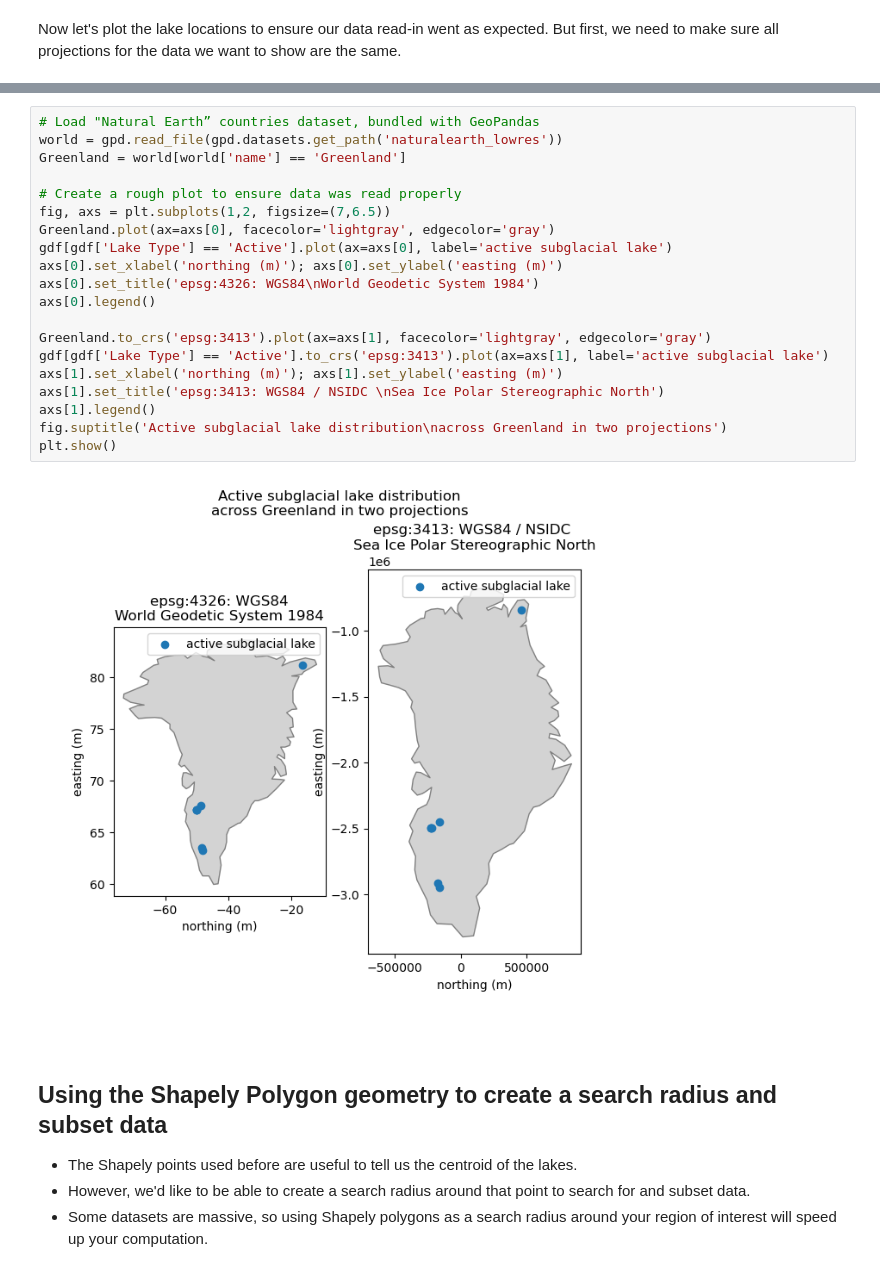
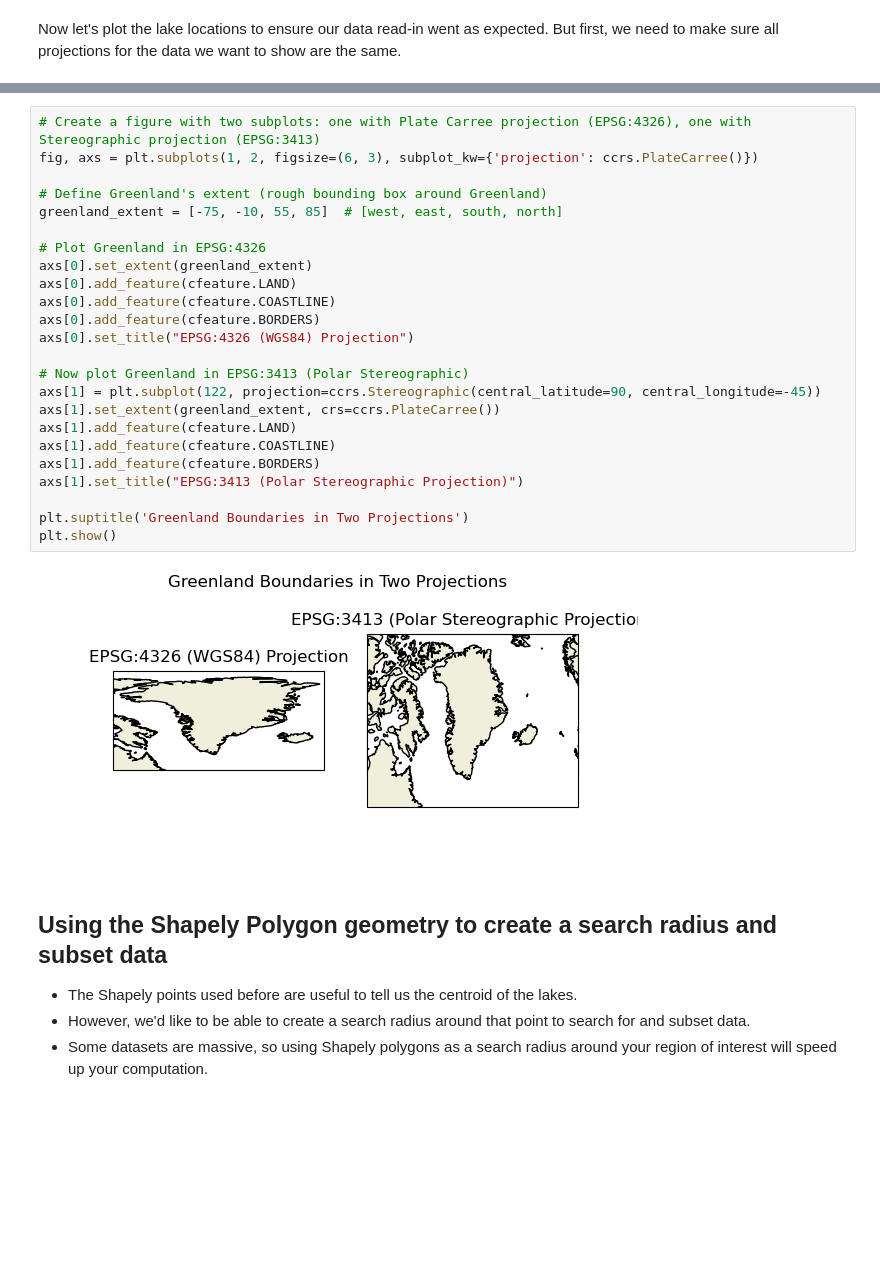
Before and after one commit to CryoInTheCloud/CryoCloudWebsite, a Jupyter notebook: book/tutorials/IS2_ATL15_surface_height_anomalies/IS2_ATL15_surface_height_anomalies.ipynb, the cells around one changed output, grey strips where cells are left out. Cells and saved outputs as stored; diff of their text form; blank space fills up the shorter version.

```diff
--- a/book/tutorials/IS2_ATL15_surface_height_anomalies/IS2_ATL15_surface_height_anomalies.ipynb
+++ b/book/tutorials/IS2_ATL15_surface_height_anomalies/IS2_ATL15_surface_height_anomalies.ipynb
@@ -224,28 +213,32 @@ Now let's plot the lake locations to ensure our data read-in went as expected. B
 - There are numerous formats that are used to document a CRS. Three common formats include: proj.4, EPSG, and Well-known Text (WKT) formats.
 - Useful websites to look up CRS strings are [spatialreference.org](Spatialreference.org) and [espg.io](https://epsg.io/). You can use the search on these sites to find an EPSG code.
 - Often you have data in one format or projection (CRS) and you need to transform it to a more regionally accurate CRS or match it to another datasets' CRS to plot them together. Let’s transform our geopandas data to the NSIDC Sea Ice North Polar Stereographic projection (epsg:3413) easily visualize our lakes on a projection that minimizes distortion of our area of interest (Greenland).
-# %%
-# Load "Natural Earth” countries dataset, bundled with GeoPandas
-world = gpd.read_file(gpd.datasets.get_path('naturalearth_lowres'))
-Greenland = world[world['name'] == 'Greenland']
-
-# Create a rough plot to ensure data was read properly
-fig, axs = plt.subplots(1,2, figsize=(7,6.5))
-Greenland.plot(ax=axs[0], facecolor='lightgray', edgecolor='gray')
-gdf[gdf['Lake Type'] == 'Active'].plot(ax=axs[0], label='active subglacial lake')
-axs[0].set_xlabel('northing (m)'); axs[0].set_ylabel('easting (m)')
-axs[0].set_title('epsg:4326: WGS84\nWorld Geodetic System 1984')
-axs[0].legend()
-
-Greenland.to_crs('epsg:3413').plot(ax=axs[1], facecolor='lightgray', edgecolor='gray')
-gdf[gdf['Lake Type'] == 'Active'].to_crs('epsg:3413').plot(ax=axs[1], label='active subglacial lake')
-axs[1].set_xlabel('northing (m)'); axs[1].set_ylabel('easting (m)')
-axs[1].set_title('epsg:3413: WGS84 / NSIDC \nSea Ice Polar Stereographic North')
-axs[1].legend()
-fig.suptitle('Active subglacial lake distribution\nacross Greenland in two projections')
-plt.show()
-# %% [output]
-[figure, removed]
+# %%
+# Create a figure with two subplots: one with Plate Carree projection (EPSG:4326), one with Stereographic projection (EPSG:3413)
+fig, axs = plt.subplots(1, 2, figsize=(6, 3), subplot_kw={'projection': ccrs.PlateCarree()})
+
+# Define Greenland's extent (rough bounding box around Greenland)
+greenland_extent = [-75, -10, 55, 85]  # [west, east, south, north]
+
+# Plot Greenland in EPSG:4326
+axs[0].set_extent(greenland_extent)
+axs[0].add_feature(cfeature.LAND)
+axs[0].add_feature(cfeature.COASTLINE)
+axs[0].add_feature(cfeature.BORDERS)
+axs[0].set_title("EPSG:4326 (WGS84) Projection")
+
+# Now plot Greenland in EPSG:3413 (Polar Stereographic)
+axs[1] = plt.subplot(122, projection=ccrs.Stereographic(central_latitude=90, central_longitude=-45))
+axs[1].set_extent(greenland_extent, crs=ccrs.PlateCarree())
+axs[1].add_feature(cfeature.LAND)
+axs[1].add_feature(cfeature.COASTLINE)
+axs[1].add_feature(cfeature.BORDERS)
+axs[1].set_title("EPSG:3413 (Polar Stereographic Projection)")
+
+plt.suptitle('Greenland Boundaries in Two Projections')
+plt.show()
+# %% [output]
+[figure, added]
 # %% [markdown]
 ## Using the Shapely Polygon geometry to create a search radius and subset data
 - The Shapely points used before are useful to tell us the centroid of the lakes.
```
Also changed, not shown: parts of 53 cells of this notebook, 3 other files.
